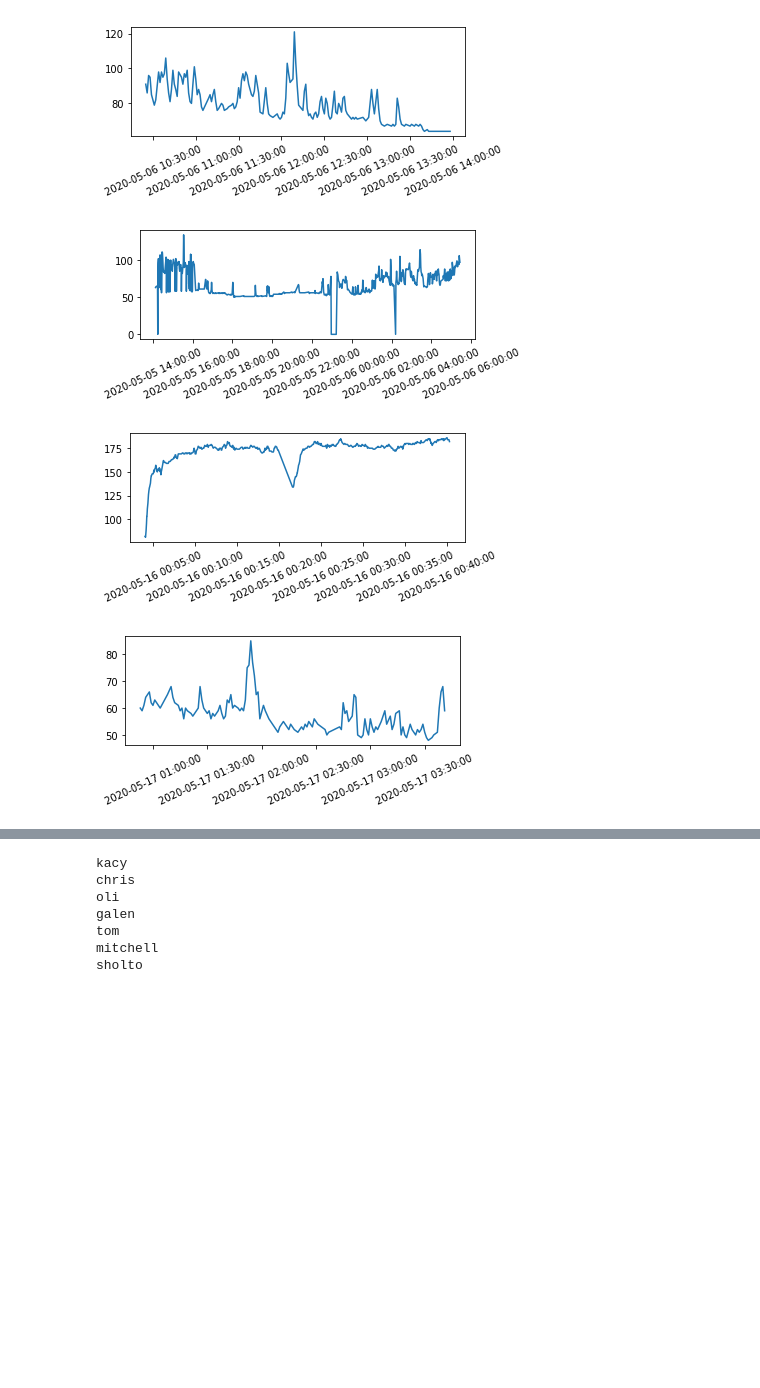
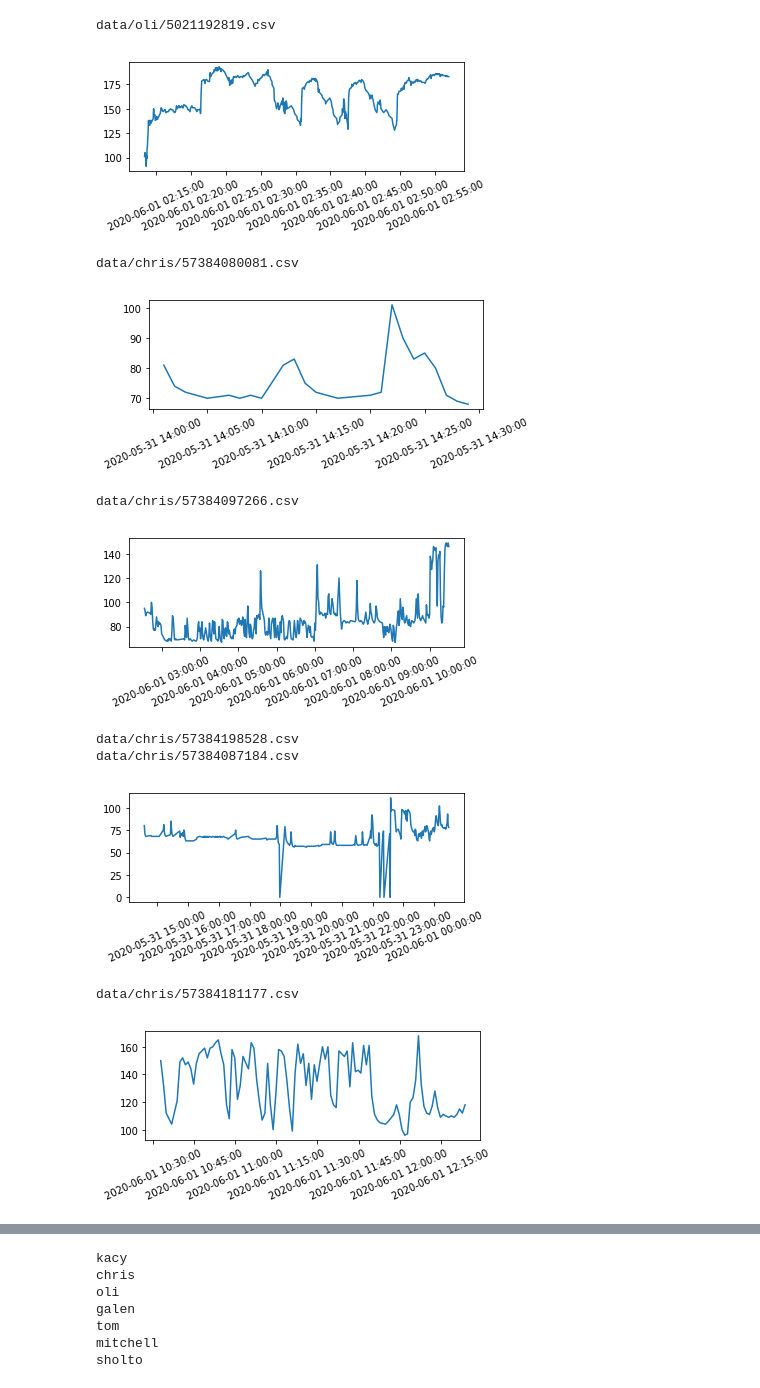
Before and after one commit to sholtodouglas/heartRateChallenge, a Jupyter notebook: parsing.ipynb, the cells around one changed output, grey strips where cells are left out. Cells and saved outputs as stored; diff of their text form; code cells hidden in the pictures; blank space fills up the shorter version.

```diff
--- a/parsing.ipynb
+++ b/parsing.ipynb
@@ -168,4 +172,9 @@ class friend:
         return str(self.__class__) + ": " + str(self.__dict__)
 
 
-friends = [friend('kacy', 60), friend('chris', 60), friend('oli', 60), friend('galen', 60), friend('tom ', 60), friend('mitchell', 60), friend('sholto', 60)]
+friends = [friend('kacy', 60), friend('chris', 60), friend('oli', 48), friend('galen', 60), friend('tom ', 60), friend('mia', 60), friend('mitchell', 60), friend('sholto', 60)]
+# %%
+files = glob.glob("data/**/*") # = os.listdir(os.getcwd()+'/data')
+
+csv_files = [file for file in files if file[-4:].lower()=='.csv']
+csv_files
@@ -172,21 +190,27 @@ friends = [friend('kacy', 60), friend('chris', 60), friend('oli', 60), friend('g
 # %%
-files = os.listdir(os.getcwd()+'/data')
-csv_files = [file for file in files if file[-4:].lower()=='.csv']
 
 for c in csv_files:
-    filename = 'data/'+c
+    filename = c
     try:
+        print(filename)
         df = ingest(filename)[1:]
         if len(df) > 0:
             plot(df, filename)
             points = calc_points(df, filename)
         for f in friends:
             if f.name in filename:
                 f.points += points
     except:
         pass
 # %% [output]
+data/oli/5021192819.csv
-[figure, old version]
+[figure, new version]
+data/chris/57384080081.csv
-[figure, old version]
+[figure, new version]
+data/chris/57384097266.csv
-[figure, old version]
+[figure, new version]
+data/chris/57384198528.csv
+data/chris/57384087184.csv
-[figure, old version]
+[figure, new version]
+data/chris/57384181177.csv
+[figure, added]
```
Also changed, not shown: parts of 5 cells of this notebook, 38 other files.
